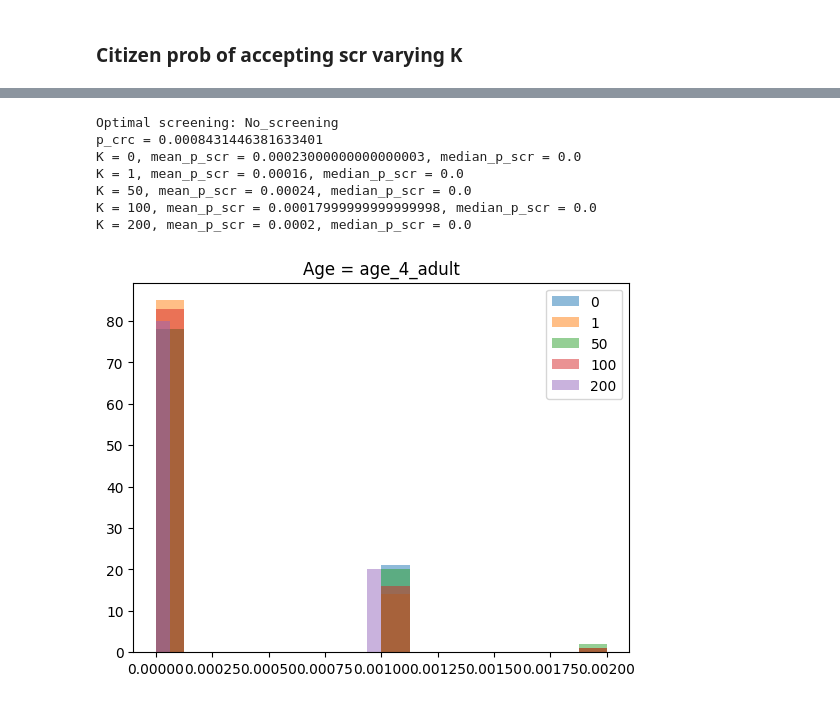
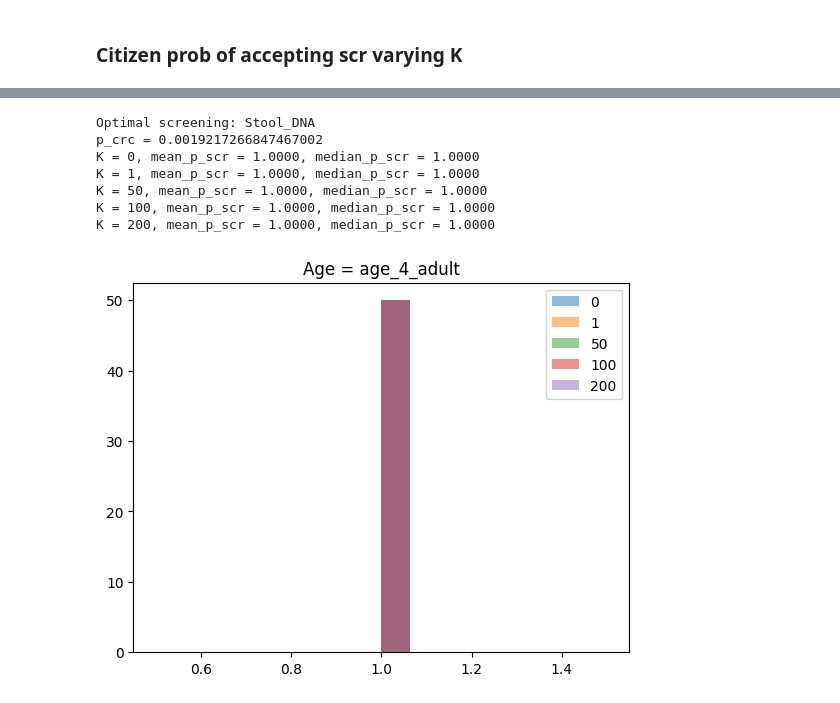
Before and after one commit to DanielCorralesAlonso/optimized_crc_incentives_ara, a Jupyter notebook: v2/test_utilties.ipynb, the cells around one changed output, grey strips where cells are left out. Drawn from its saved outputs; the diff is of its cells as text; code cells hidden in the pictures.

```diff
--- a/v2/test_utilties.ipynb
+++ b/v2/test_utilties.ipynb
@@ -300,23 +324,23 @@ K = 200, mean_p_scr = 0.79285, median_p_scr = 0.7925
 # %%
 patient_chars = {
 "Age": "age_4_adult",
 "Sex": "M",
 "SD": "SD_2_normal",
 "PA": "PA_2",
 "Smoking": "sm_1_not_smoker",
 "BMI": "bmi_2_normal",
 "Alcohol": "low",
-"Diabetes": "False",
+"Diabetes": "True",
 "Hypertension": "False",
 }
 
 plot_histograms_count_distrib(net2, patient_chars)
 # %% [output]
-Optimal screening: No_screening
-p_crc = 0.0008431446381633401
-K = 0, mean_p_scr = 0.00023000000000000003, median_p_scr = 0.0
-K = 1, mean_p_scr = 0.00016, median_p_scr = 0.0
-K = 50, mean_p_scr = 0.00024, median_p_scr = 0.0
-K = 100, mean_p_scr = 0.00017999999999999998, median_p_scr = 0.0
-K = 200, mean_p_scr = 0.0002, median_p_scr = 0.0
+Optimal screening: Stool_DNA
+p_crc = 0.0019217266847467002
+K = 0, mean_p_scr = 1.0000, median_p_scr = 1.0000
+K = 1, mean_p_scr = 1.0000, median_p_scr = 1.0000
+K = 50, mean_p_scr = 1.0000, median_p_scr = 1.0000
+K = 100, mean_p_scr = 1.0000, median_p_scr = 1.0000
+K = 200, mean_p_scr = 1.0000, median_p_scr = 1.0000
-[figure, old version]
+[figure, new version]
```
Also changed, not shown: parts of 4 cells of this notebook, 9 other files.
